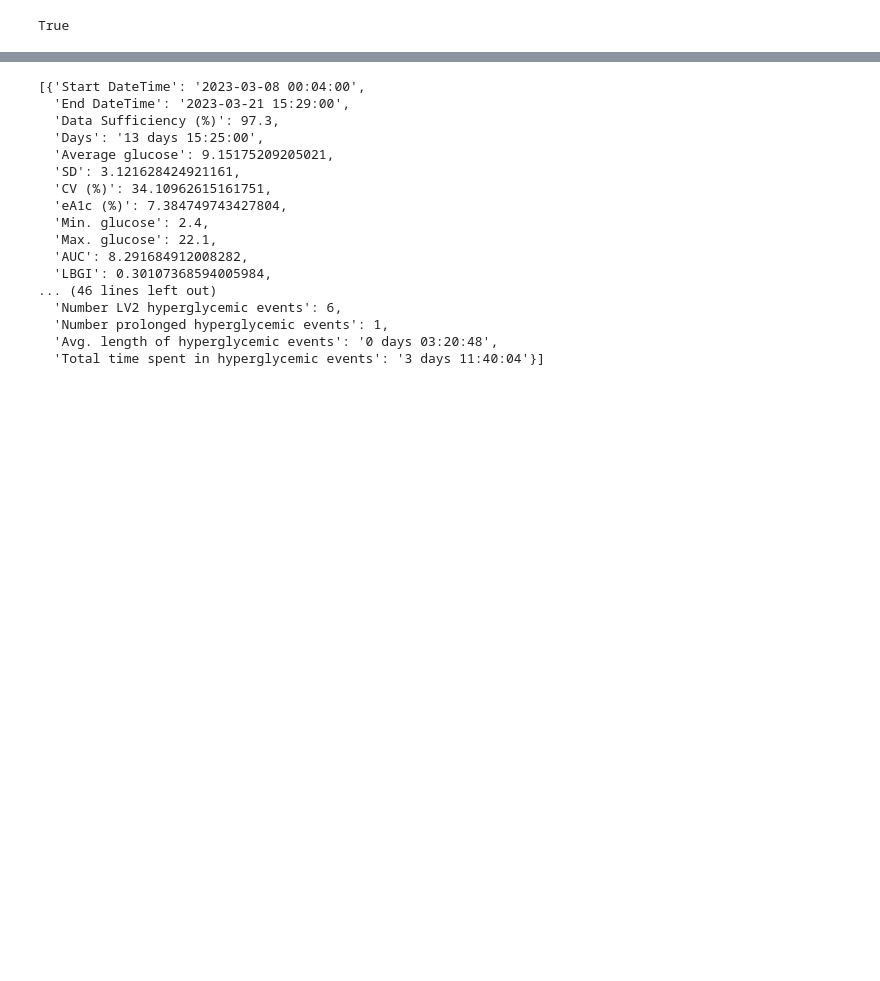
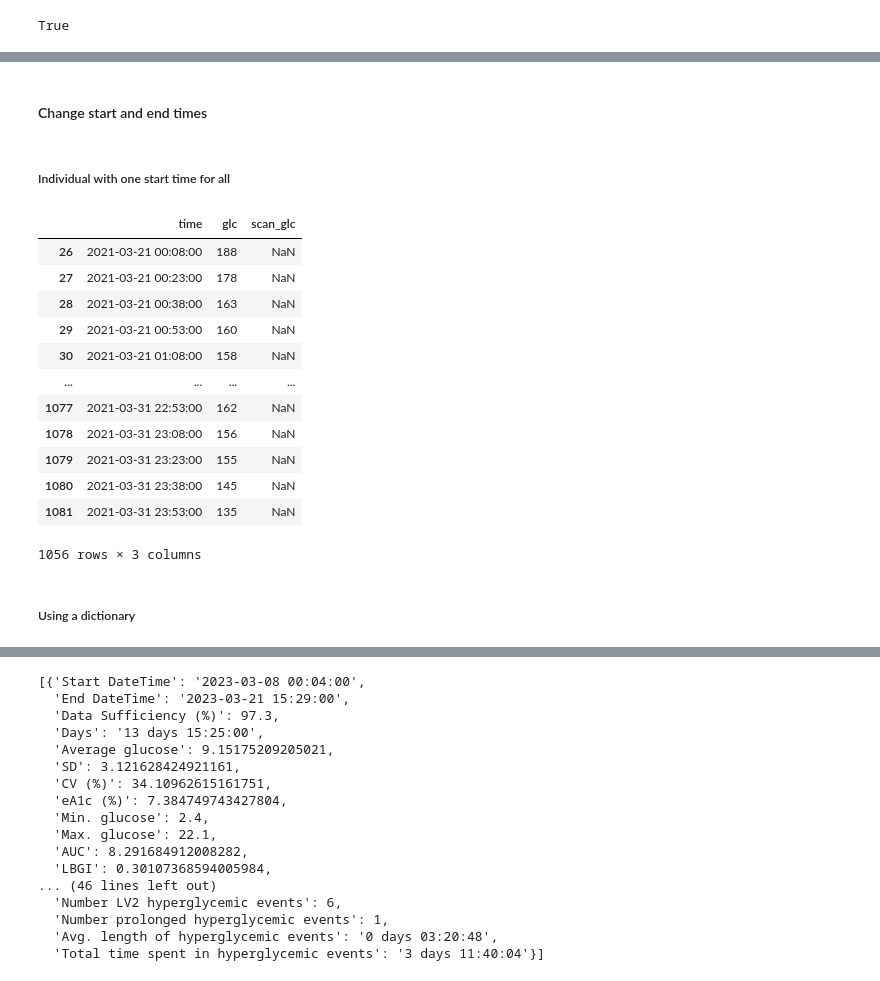
Before and after one commit to cafoala/diametrics, a Jupyter notebook: experiment.ipynb, the cells around one changed output, grey strips where cells are left out. Saved outputs shown, nothing was run; the diff lists cells and outputs as text; code cells hidden in the pictures; blank space fills up the shorter version.

Commit message:
Added preprocessing functions

```diff
--- a/experiment.ipynb
+++ b/experiment.ipynb
@@ -18,0 +31,4 @@ glc_data_procsd.groupby('ID').apply(metrics.all_metrics)
+# %%
+libre1 = transform.open_file('tests/test_data/libre/libre_amer_01.csv')
+libre1_transformed = transform.convert_libre(libre1)
+libre1_transformed.head()
@@ -27,0 +69,2 @@ NotADirectoryError: [Errno 20] Not a directory: 'tests/test_data/dexcom/dexcom_e
+# %%
+libre1_transformed = preprocessing.replace_cutoffs(libre1_transformed, lo_cutoff=2.1, hi_cutoff=27.8)
@@ -27,0 +73,22 @@ NotADirectoryError: [Errno 20] Not a directory: 'tests/test_data/dexcom/dexcom_e
+# %% [markdown]
+#### Change start and end times
+# %% [markdown]
+##### Individual with one start time for all
+# %%
+preprocessing.set_time_frame(libre1_transformed, ['2021-03-21', '2021-04-01'])
+# %% [output]
+|  | time | glc | scan_glc |
+| 26 | 2021-03-21 00:08:00 | 188 | NaN |
+| 27 | 2021-03-21 00:23:00 | 178 | NaN |
+| 28 | 2021-03-21 00:38:00 | 163 | NaN |
+| 29 | 2021-03-21 00:53:00 | 160 | NaN |
+| 30 | 2021-03-21 01:08:00 | 158 | NaN |
+| ... | ... | ... | ... |
+| 1077 | 2021-03-31 22:53:00 | 162 | NaN |
+| 1078 | 2021-03-31 23:08:00 | 156 | NaN |
+| 1079 | 2021-03-31 23:23:00 | 155 | NaN |
+| 1080 | 2021-03-31 23:38:00 | 145 | NaN |
+| 1081 | 2021-03-31 23:53:00 | 135 | NaN |
+1056 rows × 3 columns
+# %% [markdown]
+##### Using a dictionary
```
Also changed, not shown: parts of 39 cells of this notebook, 2 other files.
